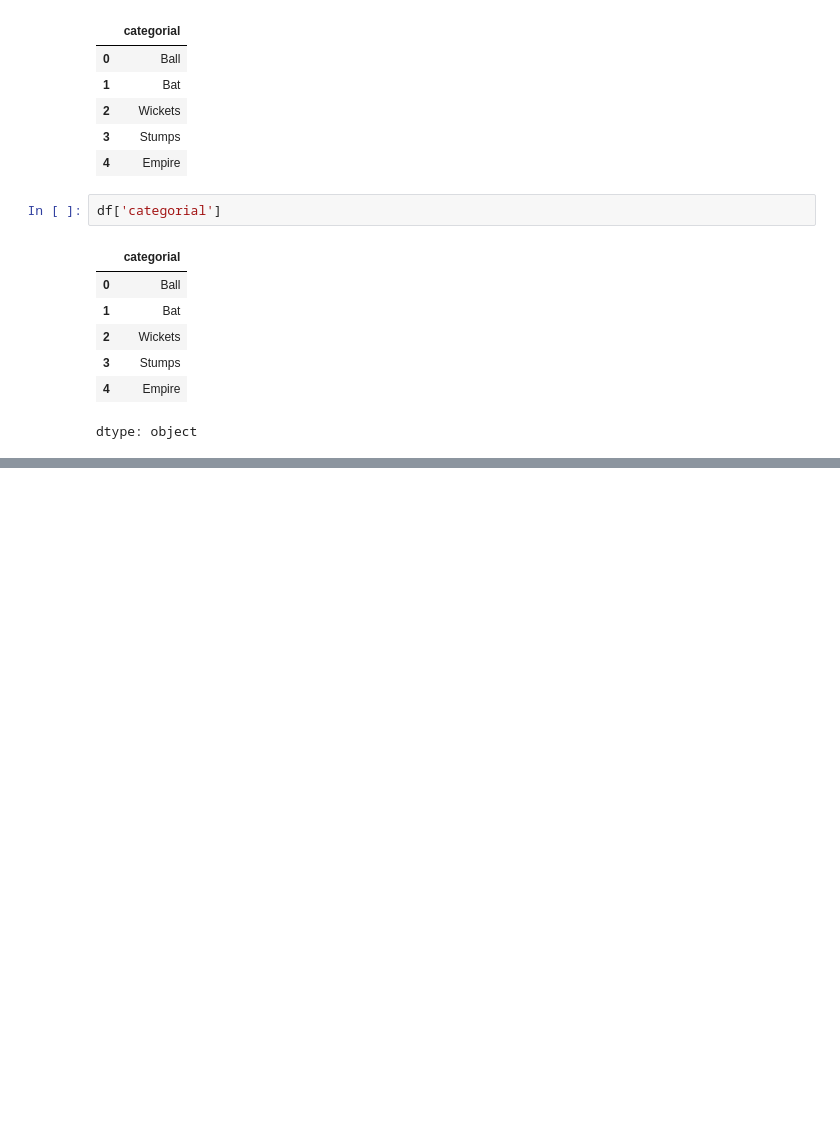
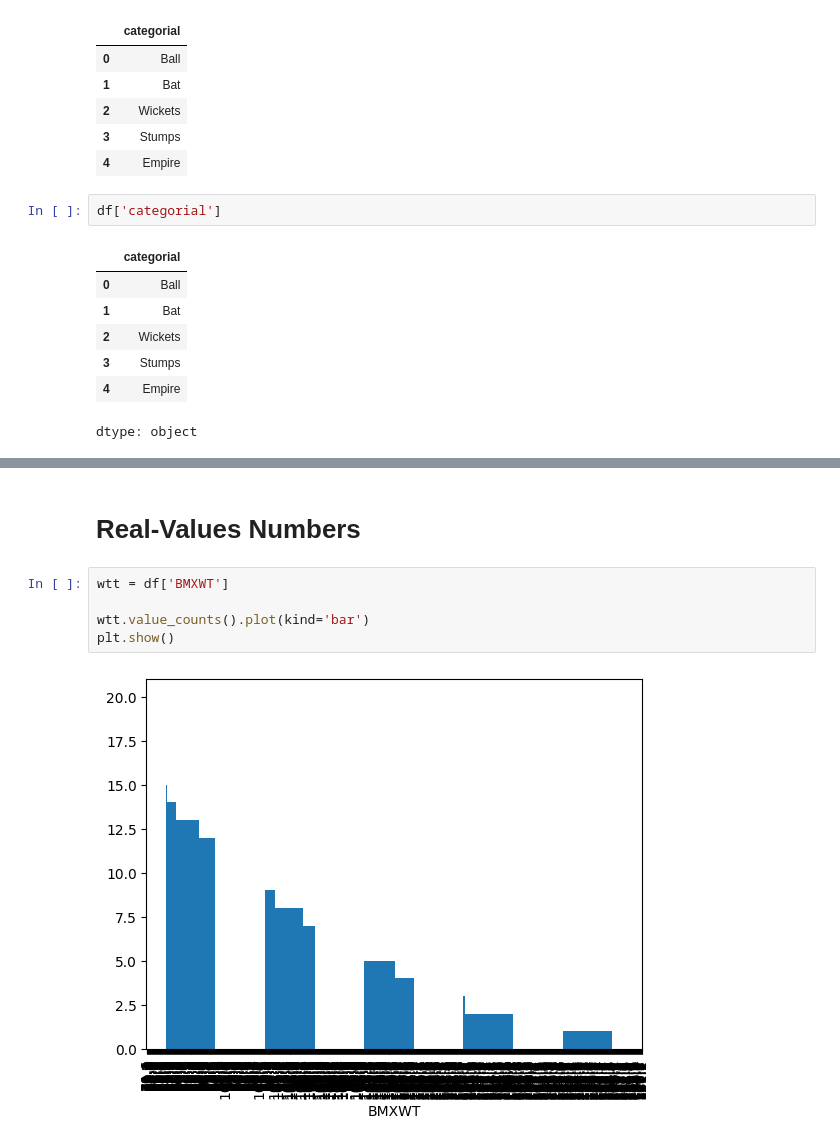
Before and after one commit to Zaibi-Here/Python-DSAI, a Jupyter notebook: Machine Learning/DataParactise1.ipynb, the cells around one changed output, grey strips where cells are left out. Drawn from its saved outputs; the diff is of its cells as text; blank space fills up the shorter version.

```diff
--- a/Machine Learning/DataParactise1.ipynb
+++ b/Machine Learning/DataParactise1.ipynb
@@ -178,0 +249,9 @@ array([[ True, False, False],
+# %% [markdown]
+# **Real-Values Numbers**
+# %%
+wtt = df['BMXWT']
+
+wtt.value_counts().plot(kind='bar')
+plt.show()
+# %% [output]
+[figure, added]
```
Also changed, not shown: parts of 24 cells of this notebook.
